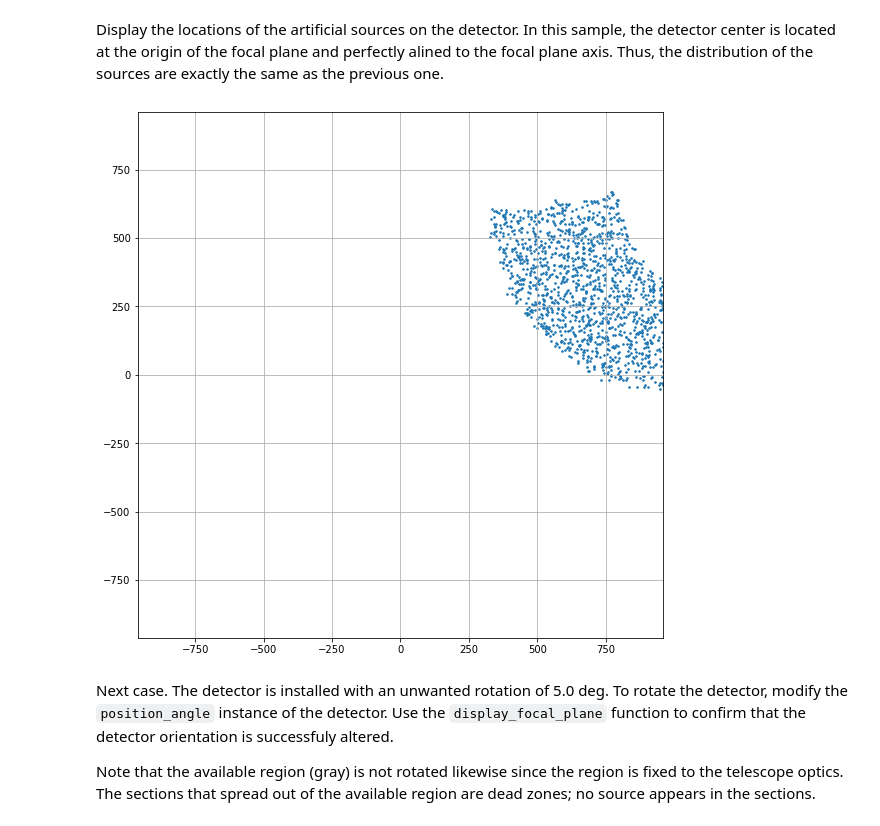
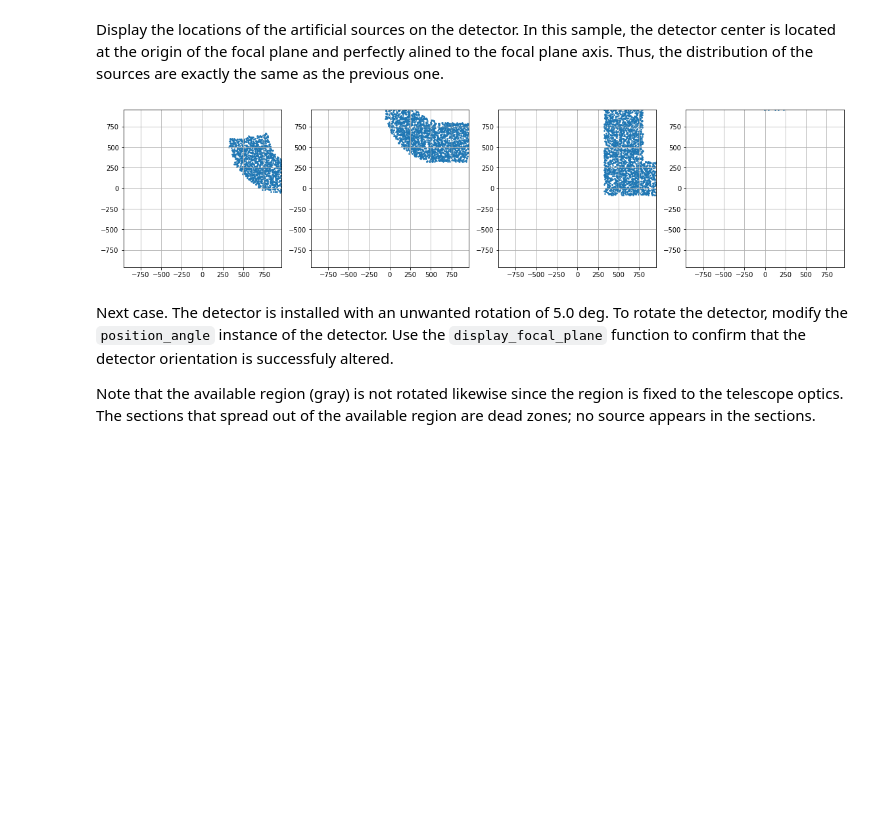
Before and after one commit to JASMINE-Mission/jasmine_warpfield, a Jupyter notebook: notebook/tutorial_06_various_detector_layout.ipynb, the cells around one changed output. Cells and saved outputs as stored; diff of their text form; code cells hidden in the pictures; blank space fills up the shorter version.

Commit message:
rotate defualt detector orientations

```diff
--- a/notebook/tutorial_06_various_detector_layout.ipynb
+++ b/notebook/tutorial_06_various_detector_layout.ipynb
@@ -48,17 +48,17 @@ pos = jasmine.observe(table)
 # %% [markdown]
 Display the locations of the artificial sources on the detector. In this sample, the detector center is located at the origin of the focal plane and perfectly alined to the focal plane axis. Thus, the distribution of the sources are exactly the same as the previous one.
 # %%
-fig = plt.figure(figsize=(8,8))
-ax = fig.add_subplot()
-ax.set_aspect(1.0)
-ax.scatter(pos[0]['nx'],pos[0]['ny'],10,marker='.')
-ax.set_xlim(jasmine.detectors[0].xrange)
-ax.set_ylim(jasmine.detectors[0].yrange)
-ax.grid()
+fig, axes = plt.subplots(1, 4, figsize=(16,4))
+for n, ax in enumerate(axes.flat):
+    ax.set_aspect(1.0)
+    ax.scatter(pos[n]['nx'],pos[n]['ny'],10,marker='.')
+    ax.set_xlim(jasmine.detectors[n].xrange)
+    ax.set_ylim(jasmine.detectors[n].yrange)
+    ax.grid()
 fig.tight_layout()
 plt.show()
 # %% [output]
-[figure, old version]
+[figure, new version]
 # %% [markdown]
 Next case. The detector is installed with an unwanted rotation of 5.0 deg. To rotate the detector, modify the `position_angle` instance of the detector. Use the `display_focal_plane` function to confirm that the detector orientation is successfuly altered.
 
```
Also changed, not shown: parts of 5 cells of this notebook, 1 other file.
